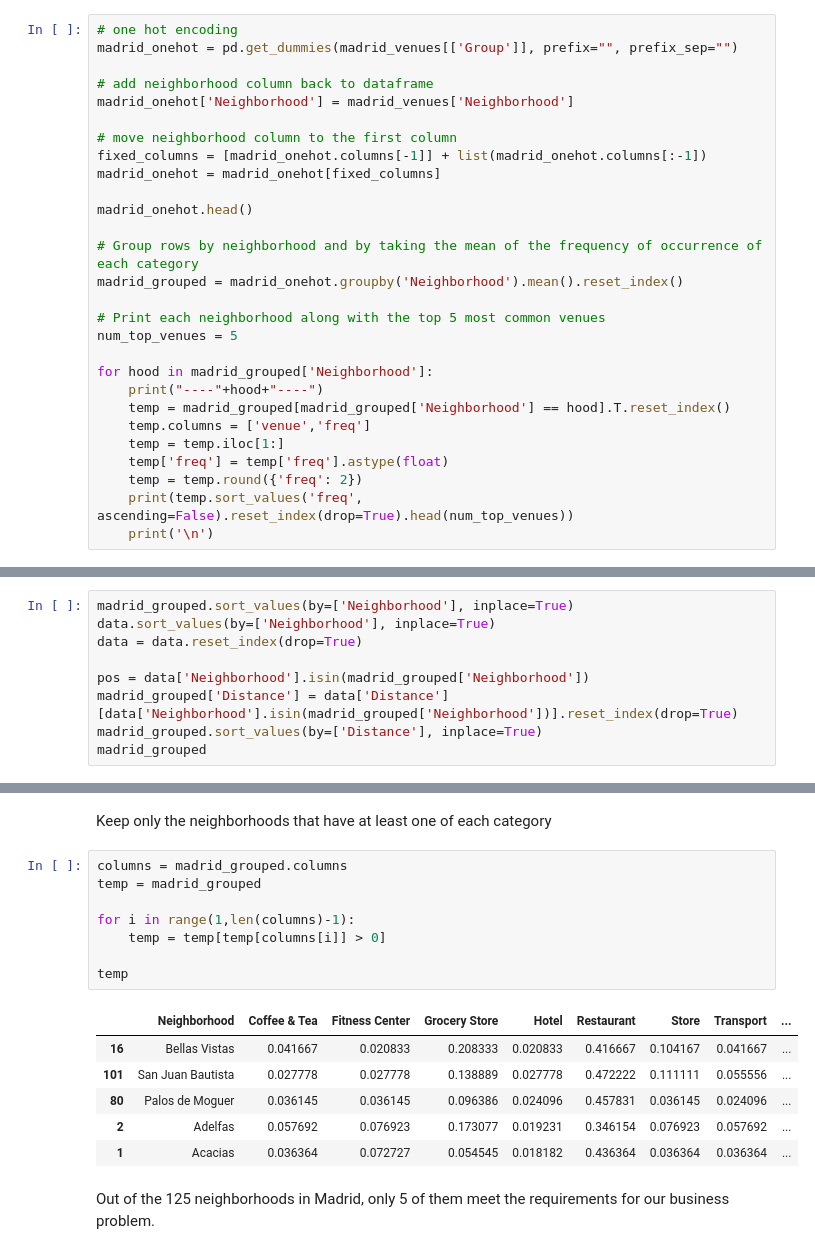
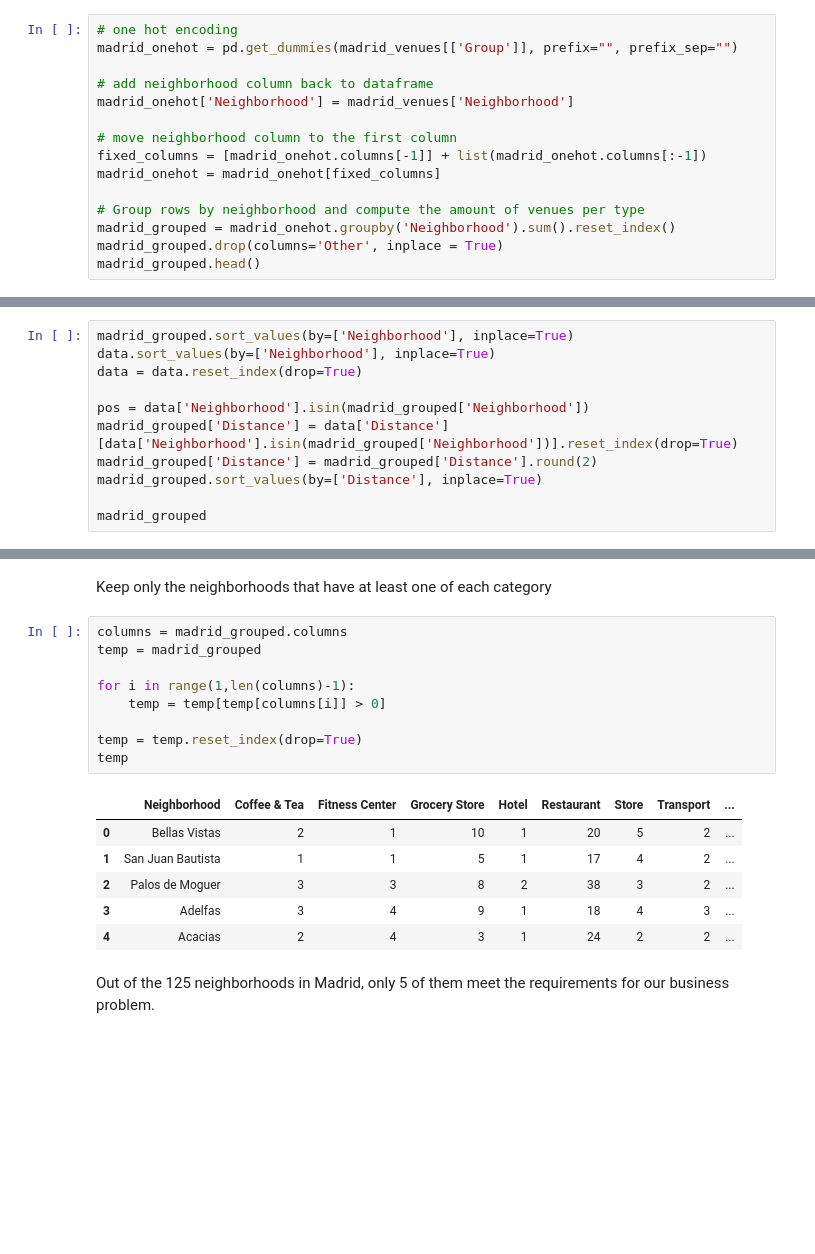
Before and after one commit to anegoni/Coursera_Capstone, a Jupyter notebook: The Battle of Neighborhoods.ipynb, the cells around one changed output, grey strips where cells are left out. Cells and saved outputs as stored; diff of their text form; blank space fills up the shorter version.

```diff
--- a/The Battle of Neighborhoods.ipynb
+++ b/The Battle of Neighborhoods.ipynb
@@ -372,21 +350,8 @@ madrid_onehot['Neighborhood'] = madrid_venues['Neighborhood']
 fixed_columns = [madrid_onehot.columns[-1]] + list(madrid_onehot.columns[:-1])
 madrid_onehot = madrid_onehot[fixed_columns]
 
-madrid_onehot.head()
-
-# Group rows by neighborhood and by taking the mean of the frequency of occurrence of each category
-madrid_grouped = madrid_onehot.groupby('Neighborhood').mean().reset_index()
-
-# Print each neighborhood along with the top 5 most common venues
-num_top_venues = 5
-
-for hood in madrid_grouped['Neighborhood']:
-    print("----"+hood+"----")
-    temp = madrid_grouped[madrid_grouped['Neighborhood'] == hood].T.reset_index()
-    temp.columns = ['venue','freq']
-    temp = temp.iloc[1:]
-    temp['freq'] = temp['freq'].astype(float)
-    temp = temp.round({'freq': 2})
-    print(temp.sort_values('freq', ascending=False).reset_index(drop=True).head(num_top_venues))
-    print('\n')
+# Group rows by neighborhood and compute the amount of venues per type
+madrid_grouped = madrid_onehot.groupby('Neighborhood').sum().reset_index()
+madrid_grouped.drop(columns='Other', inplace = True)
+madrid_grouped.head()
 # %% [output]
@@ -416,7 +370,9 @@ data = data.reset_index(drop=True)
 
 pos = data['Neighborhood'].isin(madrid_grouped['Neighborhood'])
 madrid_grouped['Distance'] = data['Distance'][data['Neighborhood'].isin(madrid_grouped['Neighborhood'])].reset_index(drop=True)
+madrid_grouped['Distance'] = madrid_grouped['Distance'].round(2)
 madrid_grouped.sort_values(by=['Distance'], inplace=True)
+
 madrid_grouped
 # %% [output]
 |  | Neighborhood | Coffee & Tea | Fitness Center | Grocery Store | Hotel | Restaurant | Store | Transport | ... |
@@ -442,17 +398,18 @@ Keep only the neighborhoods that have at least one of each category
 # %%
 columns = madrid_grouped.columns
 temp = madrid_grouped
 
 for i in range(1,len(columns)-1):
     temp = temp[temp[columns[i]] > 0]
 
+temp = temp.reset_index(drop=True)
 temp
 # %% [output]
 |  | Neighborhood | Coffee & Tea | Fitness Center | Grocery Store | Hotel | Restaurant | Store | Transport | ... |
-| 16 | Bellas Vistas | 0.041667 | 0.020833 | 0.208333 | 0.020833 | 0.416667 | 0.104167 | 0.041667 | ... |
-| 101 | San Juan Bautista | 0.027778 | 0.027778 | 0.138889 | 0.027778 | 0.472222 | 0.111111 | 0.055556 | ... |
-| 80 | Palos de Moguer | 0.036145 | 0.036145 | 0.096386 | 0.024096 | 0.457831 | 0.036145 | 0.024096 | ... |
-| 2 | Adelfas | 0.057692 | 0.076923 | 0.173077 | 0.019231 | 0.346154 | 0.076923 | 0.057692 | ... |
-| 1 | Acacias | 0.036364 | 0.072727 | 0.054545 | 0.018182 | 0.436364 | 0.036364 | 0.036364 | ... |
+| 0 | Bellas Vistas | 2 | 1 | 10 | 1 | 20 | 5 | 2 | ... |
+| 1 | San Juan Bautista | 1 | 1 | 5 | 1 | 17 | 4 | 2 | ... |
+| 2 | Palos de Moguer | 3 | 3 | 8 | 2 | 38 | 3 | 2 | ... |
+| 3 | Adelfas | 3 | 4 | 9 | 1 | 18 | 4 | 3 | ... |
+| 4 | Acacias | 2 | 4 | 3 | 1 | 24 | 2 | 2 | ... |
 # %% [markdown]
 Out of the 125 neighborhoods in Madrid, only 5 of them meet the requirements for our business problem.
```
Also changed, not shown: parts of 18 cells of this notebook.
